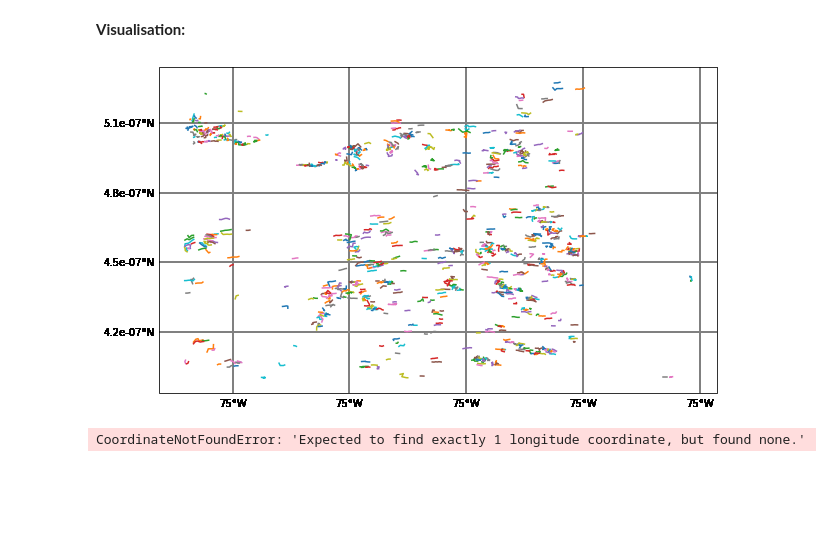
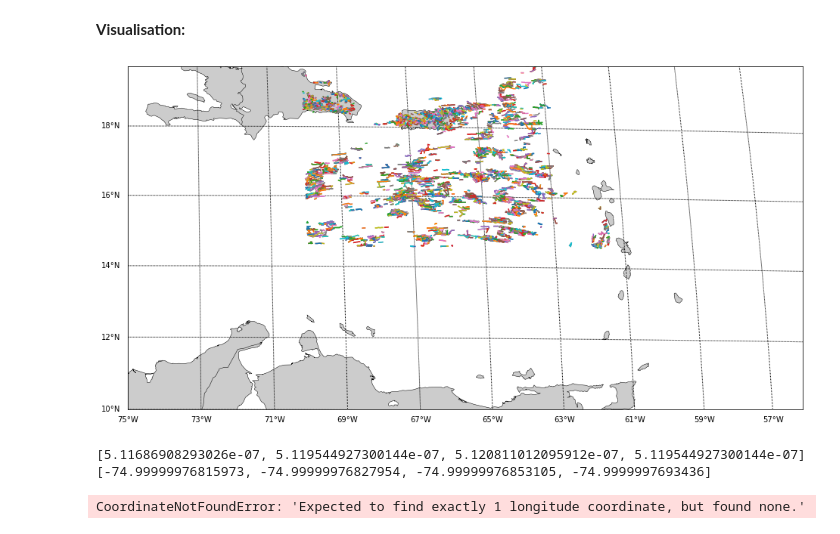
Before and after one commit to tobac-project/tobac-tutorials, a Jupyter notebook: themes/tobac_v1/Example_VIS_Tracking_Satellite/Example_VIS_Tracking_Satellite.ipynb, the cells around one changed output. Drawn from its saved outputs; the diff is of its cells as text; code cells hidden in the pictures; blank space fills up the shorter version.

```diff
--- a/themes/tobac_v1/Example_VIS_Tracking_Satellite/Example_VIS_Tracking_Satellite.ipynb
+++ b/themes/tobac_v1/Example_VIS_Tracking_Satellite/Example_VIS_Tracking_Satellite.ipynb
@@ -195,0 +262,3 @@ plt.yticks()
+# %%
+DS_BB["x"] = lon[0,:]
+DS_BB["y"] = lat[:,0]
@@ -306,5 +388,54 @@ Frame 5: 692 trajectories present.
 # %% [markdown]
 **Visualisation:**
+# %%
+plt.figure(figsize=(16,12))
+tmap = Basemap(
+    llcrnrlon=-75,llcrnrlat=10,urcrnrlon=-55,urcrnrlat=20,
+             resolution='i', projection='geos',
+    lat_0 = 0, lon_0 = -75.0, ellps='GRS80', satellite_height = 35786023.0)
+tmap.fillcontinents()
+tmap.drawcoastlines(linewidth=0.5, linestyle='solid', color='black')
+tmap.drawcountries(linewidth=0.5, linestyle='solid', color='black')
+tmap.drawparallels(np.arange(10,20,2),labels=[1,0,0,0])
+tmap.drawmeridians(np.arange(-75,-55,2),labels=[0,0,0,1])
+
+cell_id = np.unique(Track["cell"])
+cell_id = cell_id.tolist()
+cell_id = [x for x in cell_id if ~np.isnan(x)]
+#cell_id = cell_id[0:100]
+
+#inProj = Proj(proj='geos', h=DS.goes_imager_projection.perspective_point_height,
+#                lon_0=DS.goes_imager_projection.longitude_of_projection_origin,
+#                lat_0=DS.goes_imager_projection.latitude_of_projection_origin,
+#                sweep=DS.goes_imager_projection.sweep_angle_axis)
+#print(inProj)
+#transformer = Transformer.from_crs(str(inProj),
+#                                  'epsg:4326', always_xy=True)
+
+for cell in cell_id:
+ track_i = Track.where(Track["cell"]==cell, drop=True)
+ x,y = track_i['x'].values.tolist(), track_i['y'].values.tolist()
+ #x,y = transformer.transform(x,y)
+ #x,y = tmap(x,y)
+ #if cell == 2:
+ # print(x)
+ # print(y)
+#x = [-75,-74.5,-74]
+#y = [0,0,0]
+ #x,y = tmap(x,y)
+ tmap.plot(x,y,markersize=.3,latlon=True)
+# %% [output]
+[figure, added]
+# %%
+cell = 89
+track_i = Track.where(Track["cell"]==cell, drop=True)
+x, y = track_i['projection_x_coordinate'].values.tolist(), track_i['projection_y_coordinate'].values.tolist()
+x, y = transformer.transform(x,y)
+print(x)
+print(y)
+# %% [output]
+[5.11686908293026e-07, 5.119544927300144e-07, 5.120811012095912e-07, 5.119544927300144e-07]
+[-74.99999976815973, -74.99999976827954, -74.99999976853105, -74.9999997693436]
 # %%
 # Set extent of maps created in the following cells:
 axis_extent=[-70,10,-55,20]
@@ -317,12 +442,6 @@ Track = Track.drop(['projection_x_coordinate'])
 # %%
 import cartopy.crs as ccrs
 projection=ccrs.Geostationary(central_longitude=-75, sweep_axis="x")
-# %%
-# Plot map with all individual tracks:
-fig_map,ax_map=plt.subplots(figsize=(10,10),subplot_kw={'projection': projection})
-ax_map=tobac.plot.map_tracks(Track,axes=ax_map)
-# %% [output]
-[figure, removed]
 # %%
 # Create animation of tracked clouds and outlines with OLR as a background field
 animation_test_tobac=tobac.plot.animation_mask_field(Track,Features,new_data.CMI,Mask_VIS,
```
Also changed, not shown: parts of 27 cells of this notebook.
